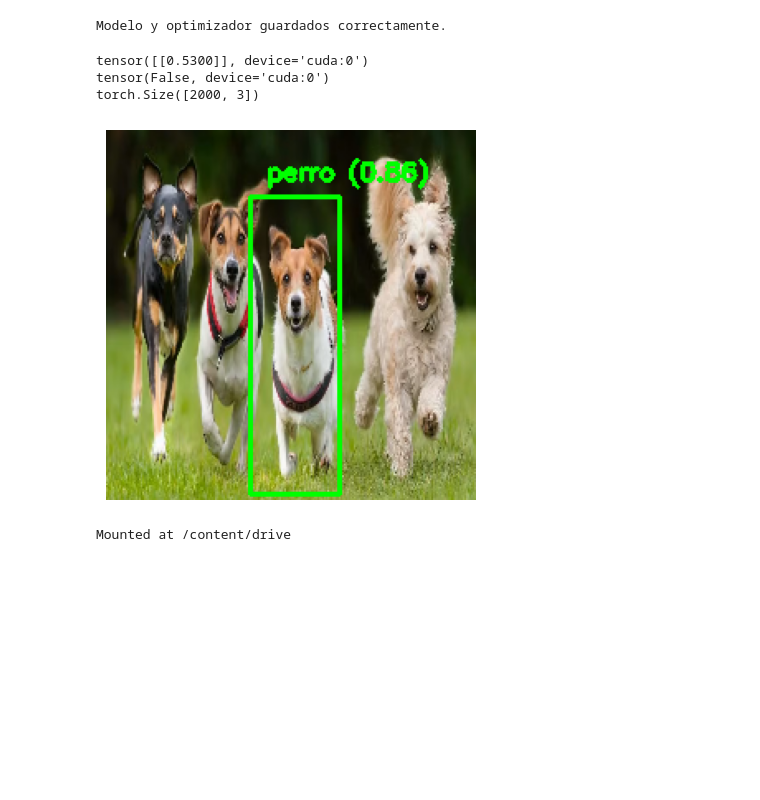
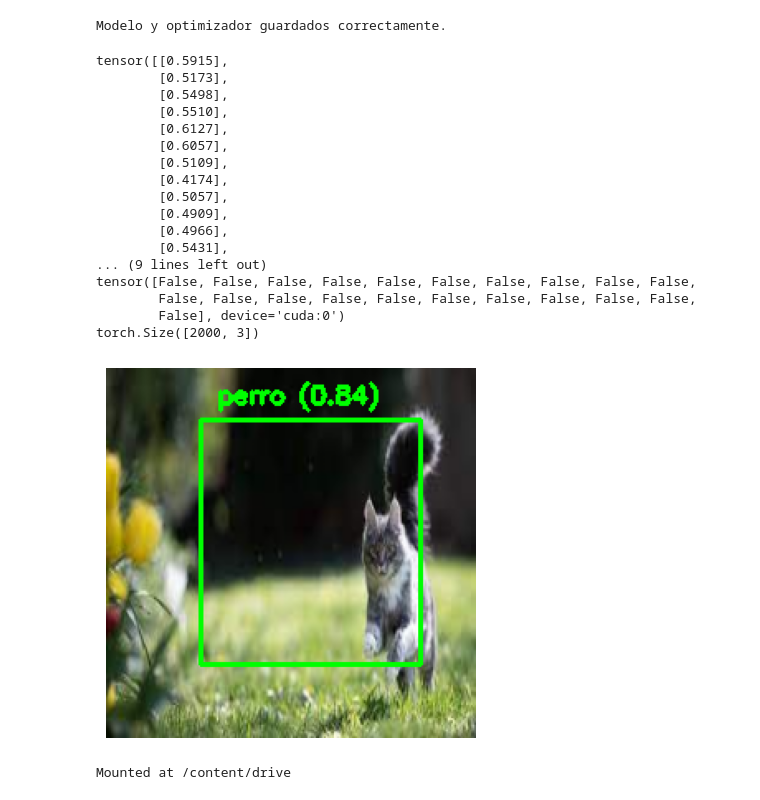
Before and after one commit to JuniorHZ19/CNN-PARA-DETECION-DE-OBJETOS, a Jupyter notebook: FAST R-CNN.ipynb, the cells around one changed output. Saved outputs shown, nothing was run; the diff lists cells and outputs as text; code cells hidden in the pictures; blank space fills up the shorter version.

```diff
--- a/FAST R-CNN.ipynb
+++ b/FAST R-CNN.ipynb
@@ -201,7 +221,7 @@ class Fast_RCNN(nn.Module):
     # Fully Connected Layers for Classification
     self.fc1= nn.Linear(7 * 7 * 512, 4096)
 
-    self.relu=.nn.ReLU()
+    self.relu=nn.ReLU()
 
     self.fc_cls = nn.Linear(4096, num_clases)  # 512 es el número de canales de VGG16, 7x7 es el tamaño de RoI Pool
 
@@ -443,7 +463,7 @@ optimizer = optim.SGD(model.parameters(), lr=0.01, momentum=0.9, weight_decay=0.
 iou_thresholds = torch.arange(0.5, 9.5, 0.05).tolist()
 mAP_metric = MeanAveragePrecision(iou_thresholds=iou_thresholds)
 
-num_epocas=5
+num_epocas=10
 
 for epoch in range(num_epocas):
     model.train()
@@ -463,8 +483,6 @@ for epoch in range(num_epocas):
 
         class_logits, bbox_deltas = model(images, filtered_rois)
 
-
-
         loss_cls = criterion_cls(class_logits, labels)
         loss_bbox = criterion_bbox(bbox_deltas, deltas)
         loss = loss_cls + loss_bbox
@@ -474,7 +492,7 @@ for epoch in range(num_epocas):
         optimizer.step()
 
         running_loss += loss.item()
-
+    print(f"Epoch [{epoch + 1}/{num_epocas}], Trainin_Loss: {running_loss/num_epocas}")
 
 
     model.eval()
@@ -625,7 +658,7 @@ import torch.nn.functional as F
 
 import matplotlib.pyplot as plt
 
-image = cv2.imread("/content/0017.jpg")
+image = cv2.imread("/content/images (12).jpg")
 
 image=cv2.resize(image,(224,224,))
 
@@ -662,39 +695,53 @@ boxes_filtered = rois[selected_indices].to(device)
 labels_filtered = predicted_labels[selected_indices].to(device)
 scores_filtered = probs[selected_indices].to(device)
 deltas_filtered = bbox_deltas[selected_indices].to(device)
 
 # Aplicamos la transformación inversa
-pred_bbox_reales = reverse_translation(boxes_filtered , deltas_filtered)
-#pred_bbox_reales = boxes_filtered
+#pred_bbox_reales = reverse_translation(boxes_filtered , deltas_filtered)
+pred_bbox_reales = boxes_filtered
 pred_bbox_reales=pred_bbox_reales.to(device)
 
 pred_bbox_reales=pred_bbox_reales
 
 
-boxes_selected, scores_selected=non_maximum_suppression(pred_bbox_reales, scores_filtered, iou_threshold=0.3, prob_threshold=0.8)
+boxes_selected, scores_selected=non_maximum_suppression(pred_bbox_reales, scores_filtered, iou_threshold=0.3, prob_threshold=0.5)
 
 
 boxes_selected_np = boxes_selected.detach().cpu().numpy()
 scores_selected_np = scores_selected.detach().cpu().numpy()
 
 
 print(probs.shape)
 
 clases=['gato','perro']
 for pred_bbox,score in zip(boxes_selected,scores_selected):
   cv2.rectangle(image, (int(pred_bbox[0]), int(pred_bbox[1])), (int(pred_bbox[2]), int(pred_bbox[3])), (0, 255, 0), 2)
   cv2.putText(image, f'{clases[torch.argmax(score)-1]} ({torch.max(score):.2f})', (int(pred_bbox[0])+10,int(pred_bbox[1])-10), cv2.FONT_HERSHEY_SIMPLEX,0.5, (0, 255, 0), 2)
 
 
 
 plt.imshow(cv2.cvtColor(image, cv2.COLOR_BGR2RGB))
 plt.axis('off')  # Desactivar los ejes para mostrar solo la imagen
 plt.show()
 # %% [output]
-tensor([[0.5300]], device='cuda:0')
-tensor(False, device='cuda:0')
+tensor([[0.5915],
+        [0.5173],
+        [0.5498],
+        [0.5510],
+        [0.6127],
+        [0.6057],
+        [0.5109],
+        [0.4174],
+        [0.5057],
+        [0.4909],
+        [0.4966],
+        [0.5431],
+... (9 lines left out)
+tensor([False, False, False, False, False, False, False, False, False, False,
+        False, False, False, False, False, False, False, False, False, False,
+        False], device='cuda:0')
 torch.Size([2000, 3])
-[figure, old version]
+[figure, new version]
 # %%
 from google.colab import drive
 drive.mount('/content/drive')
```
Also changed, not shown: parts of 3 cells of this notebook.
